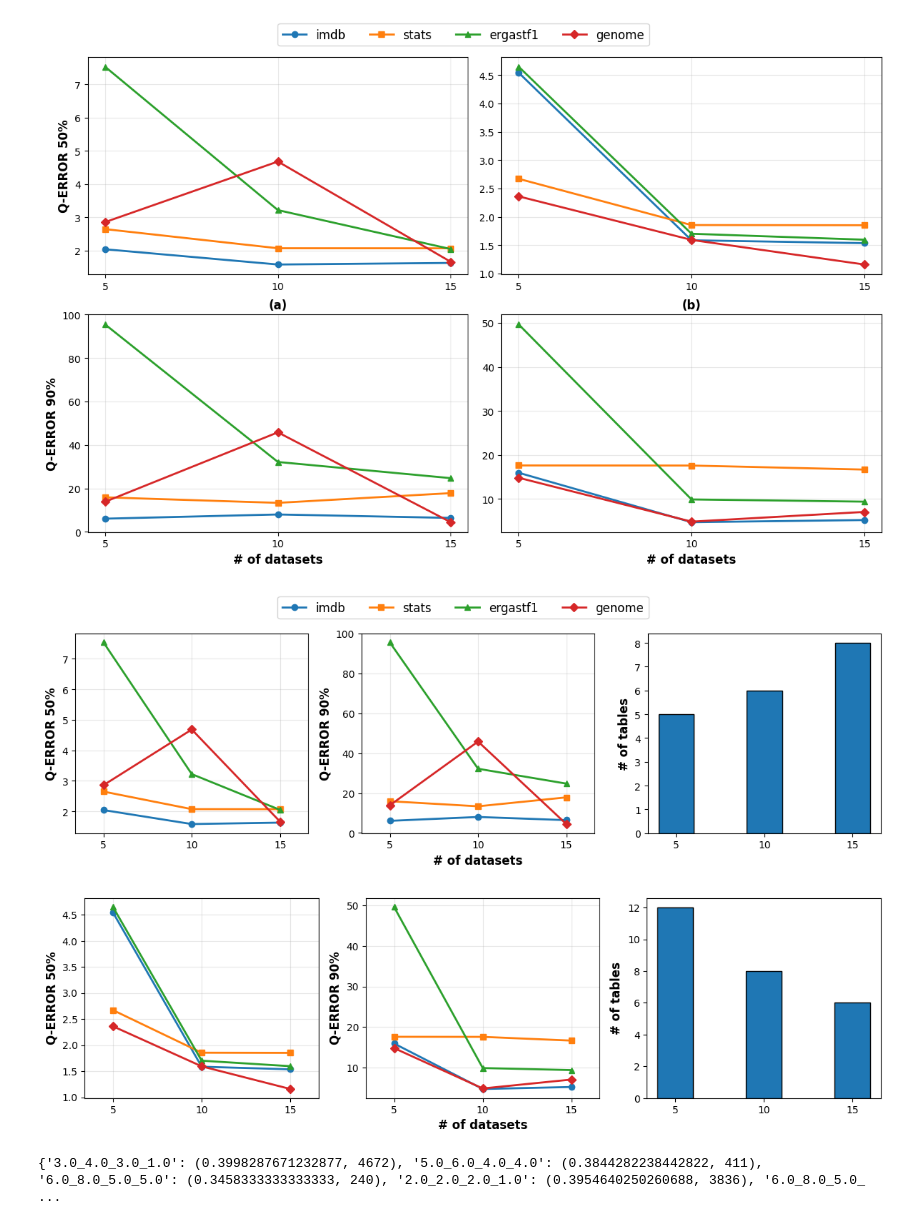
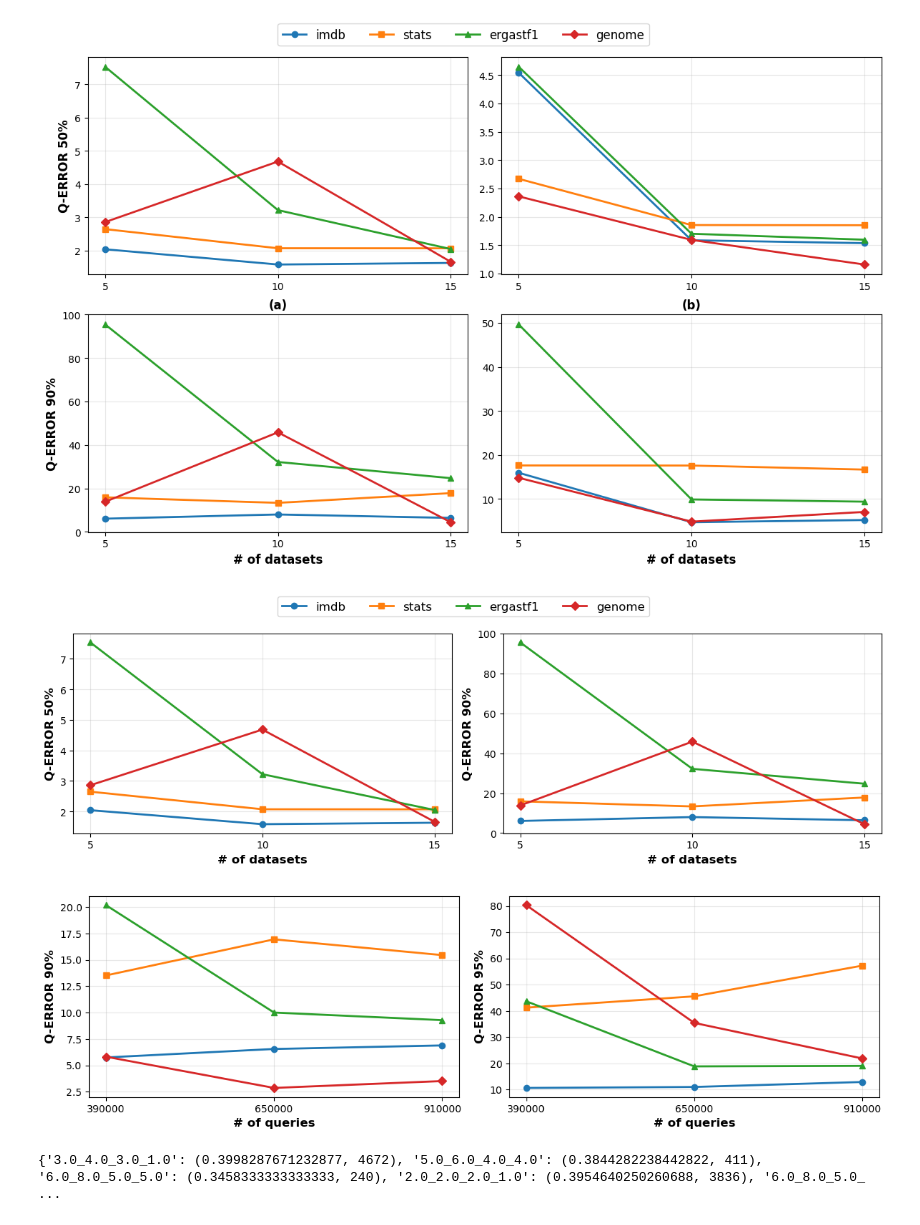
Before and after one commit to spiceandwolf/PRICE, a Jupyter notebook: draw_figure.ipynb, the cells around one changed output. Drawn from its saved outputs; the diff is of its cells as text; code cells hidden in the pictures.

```diff
--- a/draw_figure.ipynb
+++ b/draw_figure.ipynb
@@ -959,7 +959,7 @@ data = {
     },
 }
 
-fig, axs = plt.subplots(1, 3, figsize=(12, 4), sharex=True)
+fig, axs = plt.subplots(1, 2, figsize=(12, 4), sharex=True)
 
 colors = {
     'imdb': '#1f77b4',
@@ -987,7 +987,7 @@ for dataset in ['imdb', 'stats', 'ergastf1', 'genome']:
                    markersize=6)
 
 axs[0].set_ylabel('Q-ERROR 50%', fontsize=12, fontweight='bold')
-# axs[0].set_xlabel('# of datasets', fontsize=12, fontweight='bold')
+axs[0].set_xlabel('# of datasets', fontsize=12, fontweight='bold')
 axs[0].grid(True, alpha=0.3)
 axs[0].set_xticks(x_values)
 
@@ -1005,9 +1005,9 @@ axs[1].set_xlabel('# of datasets', fontsize=12, fontweight='bold')
 axs[1].grid(True, alpha=0.3)
 axs[1].set_xticks(x_values)
 
-bars = axs[2].bar(x_values, data['subplot3']['table_counts'], width=2, color='#1f77b4', edgecolor='black')
-# axs[2].set_xlabel('# of datasets', fontsize=12, fontweight='bold')
-axs[2].set_ylabel('# of tables', fontsize=12, fontweight='bold')
+# bars = axs[2].bar(x_values, data['subplot3']['table_counts'], width=2, color='#1f77b4', edgecolor='black')
+# # axs[2].set_xlabel('# of datasets', fontsize=12, fontweight='bold')
+# axs[2].set_ylabel('# of tables', fontsize=12, fontweight='bold')
 
 axs[1].set_xticks(x_values)
 
@@ -1022,10 +1022,10 @@ fig.legend(['imdb', 'stats', 'ergastf1', 'genome'],
 plt.tight_layout()
 plt.subplots_adjust(bottom=0.15, top=0.85)
 
-plt.savefig('q_error_comparison_ascending.pdf', format='pdf',)
+plt.savefig('q_error_comparison_datasets_ascending.pdf', format='pdf',)
 plt.show()
 # %% [output]
-[figure, old version]
+[figure, new version]
 # %%
 # evaluation of PRICE’s performance with varied quantities of datasets.
 
@@ -1036,23 +1036,23 @@ plt.rcParams['font.serif'] = ['Times New Roman']
 
 data = {
     'subplot1': {
-        'imdb': {5: 4.5433, 10: 1.5859, 15: 1.5353},
-        'stats': {5: 2.6709, 10: 1.8544, 15: 1.8514},
-        'ergastf1': {5: 4.6489, 10: 1.7011, 15: 1.5958},
-        'genome': {5: 2.3609, 10: 1.5926, 15: 1.1582}
+        'imdb': {390000: 5.7512, 650000: 6.5543, 910000: 6.89},
+        'stats': {390000: 13.517, 650000: 16.9369, 910000: 15.445},
+        'ergastf1': {390000: 20.1745, 650000: 10.0049, 910000: 9.2844},
+        'genome': {390000: 5.8225, 650000: 2.867, 910000: 3.5155}
     },
     'subplot2': {
-        'imdb': {5: 15.9285, 10: 4.696, 15: 5.1898},
-        'stats': {5: 17.5957, 10: 17.5743, 15: 16.6533},
-        'ergastf1': {5: 49.6399, 10: 9.8692, 15: 9.3684},
-        'genome': {5: 14.7935, 10: 4.8244, 15: 7.031}
+        'imdb': {390000: 10.6601, 650000: 11.0231, 910000: 12.9179},
+        'stats': {390000: 41.246, 650000: 45.5566, 910000: 57.2617},
+        'ergastf1': {390000: 43.6842, 650000: 18.8614, 910000: 19.0541},
+        'genome': {390000: 80.3024, 650000: 35.4288, 910000: 21.8769}
     },
     'subplot3': {
         'table_counts': [12, 8, 6]
     }
 }
 
-fig, axs = plt.subplots(1, 3, figsize=(12, 4), sharex=True)
+fig, axs = plt.subplots(1, 2, figsize=(12, 4), sharex=True)
 
 colors = {
     'imdb': '#1f77b4',
@@ -1068,7 +1068,7 @@ markers = {
     'genome': 'D'
 }
 
-x_values = [5, 10, 15]
+x_values = [390000, 650000, 910000]
 
 for dataset in ['imdb', 'stats', 'ergastf1', 'genome']:
     y_values = [data['subplot1'][dataset][x] for x in x_values]
@@ -1079,47 +1079,47 @@ for dataset in ['imdb', 'stats', 'ergastf1', 'genome']:
                    linewidth=2,
                    markersize=6)
 
-axs[0].set_ylabel('Q-ERROR 50%', fontsize=12, fontweight='bold')
-# axs[0, 0].set_xlabel('# of datasets', fontsize=12, fontweight='bold')
+axs[0].set_ylabel('Q-ERROR 90%', fontsize=12, fontweight='bold')
+axs[0].set_xlabel('# of queries', fontsize=12, fontweight='bold')
 axs[0].grid(True, alpha=0.3)
 axs[0].set_xticks(x_values)
 
 for dataset in ['imdb', 'stats', 'ergastf1', 'genome']:
     y_values = [data['subplot2'][dataset][x] for x in x_values]
     axs[1].plot(x_values, y_values,
                    color=colors[dataset],
                    marker=markers[dataset],
                    label=dataset,
                    linewidth=2,
                    markersize=6)
 
-axs[1].set_ylabel('Q-ERROR 90%', fontsize=12, fontweight='bold')
-axs[1].set_xlabel('# of datasets', fontsize=12, fontweight='bold')
+axs[1].set_ylabel('Q-ERROR 95%', fontsize=12, fontweight='bold')
+axs[1].set_xlabel('# of queries', fontsize=12, fontweight='bold')
 axs[1].grid(True, alpha=0.3)
 axs[1].set_xticks(x_values)
 
-bars = axs[2].bar(x_values, data['subplot3']['table_counts'], width=2, color='#1f77b4', edgecolor='black')
-# axs[2].set_xlabel('# of datasets', fontsize=12, fontweight='bold')
-axs[2].set_ylabel('# of tables', fontsize=12, fontweight='bold')
+# bars = axs[2].bar(x_values, data['subplot3']['table_counts'], width=2, color='#1f77b4', edgecolor='black')
+# # axs[2].set_xlabel('# of datasets', fontsize=12, fontweight='bold')
+# axs[2].set_ylabel('# of tables', fontsize=12, fontweight='bold')
 # axs[2].set_xticks(x_values)
 
 # fig.legend(['imdb', 'stats', 'ergastf1', 'genome'],
 #            loc='upper center',
 #         #    prop={'size': 9},
 #         #    bbox_to_anchor=(0.5, 0.98),
 #            ncol=4,
 #            frameon=True,
 #            fancybox=True,
 #            fontsize=12)
 # fig.legends[0].set_visible(False)
 
 plt.tight_layout()
 plt.subplots_adjust(bottom=0.15, top=0.85)
 
-plt.savefig('q_error_comparison_descending.pdf', format='pdf',)
+plt.savefig('q_error_comparison_queries_ascending.pdf', format='pdf',)
 plt.show()
 # %% [output]
-[figure, old version]
+[figure, new version]
 # %%
 #  Proportion of Learnt Samples in the Baseball Database by Query Categories
 
```
Also changed, not shown: parts of 2 cells of this notebook, 36 other files.
